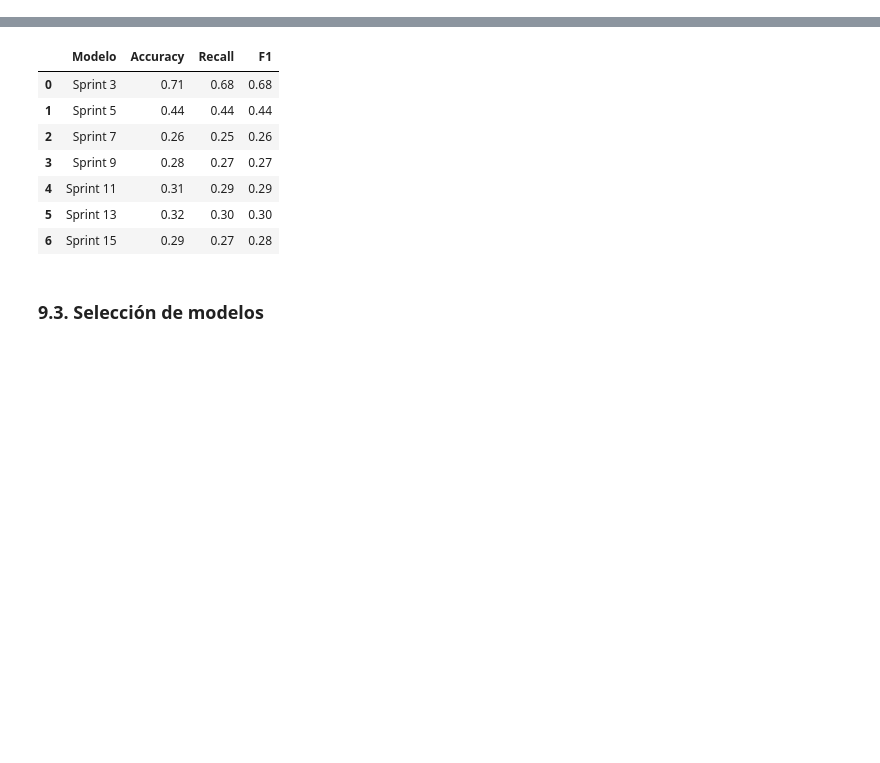
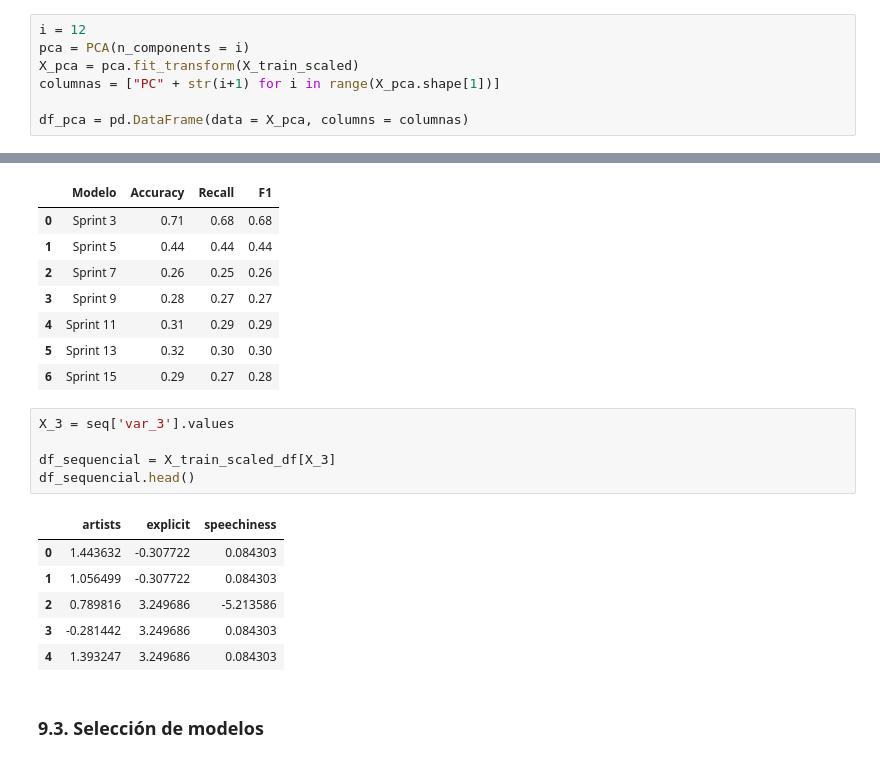
Before and after one commit to MauriJ/Data-Science, a Jupyter notebook: Desafíos/Proyecto final/Proyecto_final_Moran.ipynb, the cells around one changed output, grey strips where cells are left out. Cells and saved outputs as stored; diff of their text form; blank space fills up the shorter version.

```diff
--- a/Desafíos/Proyecto final/Proyecto_final_Moran.ipynb
+++ b/Desafíos/Proyecto final/Proyecto_final_Moran.ipynb
@@ -632,3 +681,10 @@ plt.show()
+# %%
+i = 12
+pca = PCA(n_components = i)
+X_pca = pca.fit_transform(X_train_scaled)
+columnas = ["PC" + str(i+1) for i in range(X_pca.shape[1])]
+
+df_pca = pd.DataFrame(data = X_pca, columns = columnas)
 # %% [markdown]
 ### 9.2. Selección de variables <a class="anchor" id="seleccion"></a>
 # %%
@@ -688,6 +750,18 @@ sequencial.round(2)
 | 4 | Sprint 11 | 0.31 | 0.29 | 0.29 |
 | 5 | Sprint 13 | 0.32 | 0.30 | 0.30 |
 | 6 | Sprint 15 | 0.29 | 0.27 | 0.28 |
+# %%
+X_3 = seq['var_3'].values
+
+df_sequencial = X_train_scaled_df[X_3]
+df_sequencial.head()
+# %% [output]
+|  | artists | explicit | speechiness |
+| 0 | 1.443632 | -0.307722 | 0.084303 |
+| 1 | 1.056499 | -0.307722 | 0.084303 |
+| 2 | 0.789816 | 3.249686 | -5.213586 |
+| 3 | -0.281442 | 3.249686 | 0.084303 |
+| 4 | 1.393247 | 3.249686 | 0.084303 |
 # %% [markdown]
 ### 9.3. Selección de modelos <a class="anchor" id="modelos"></a>
 # %% [markdown]
```
Also changed, not shown: parts of 10 cells of this notebook.
